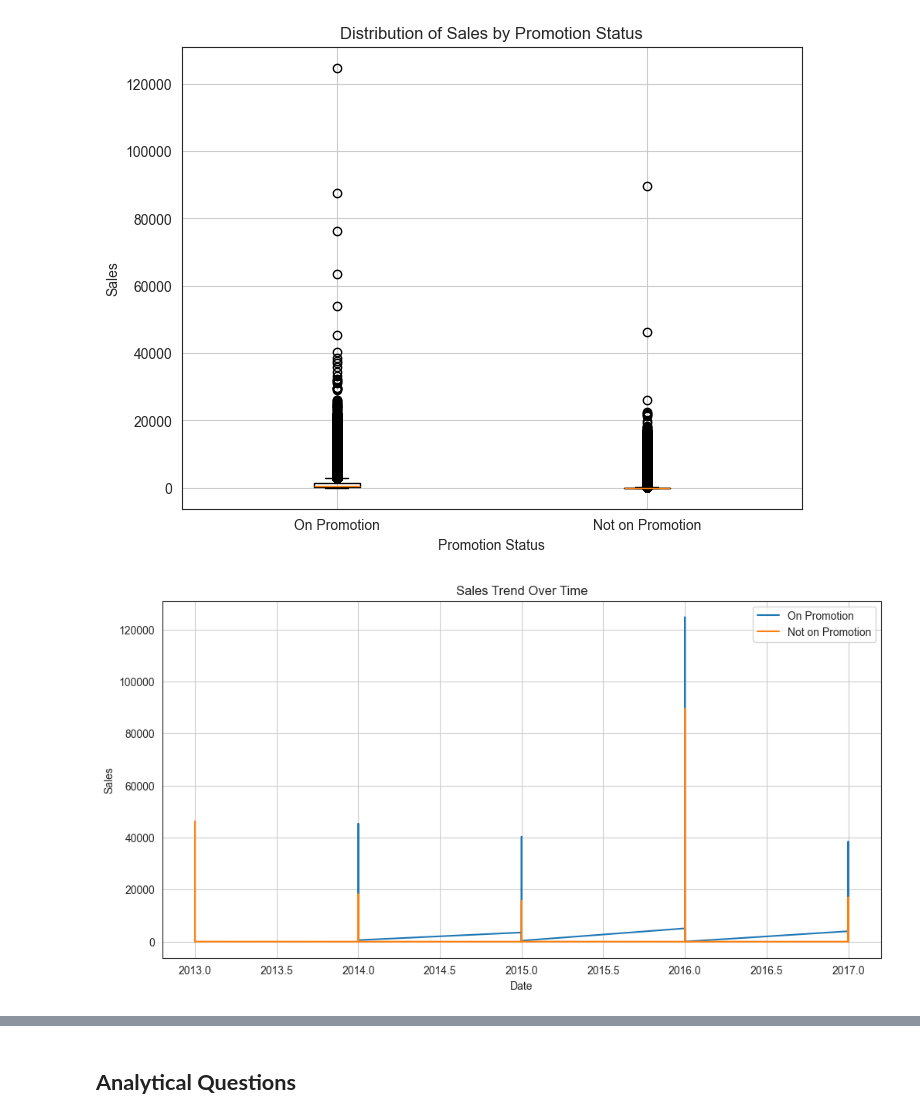
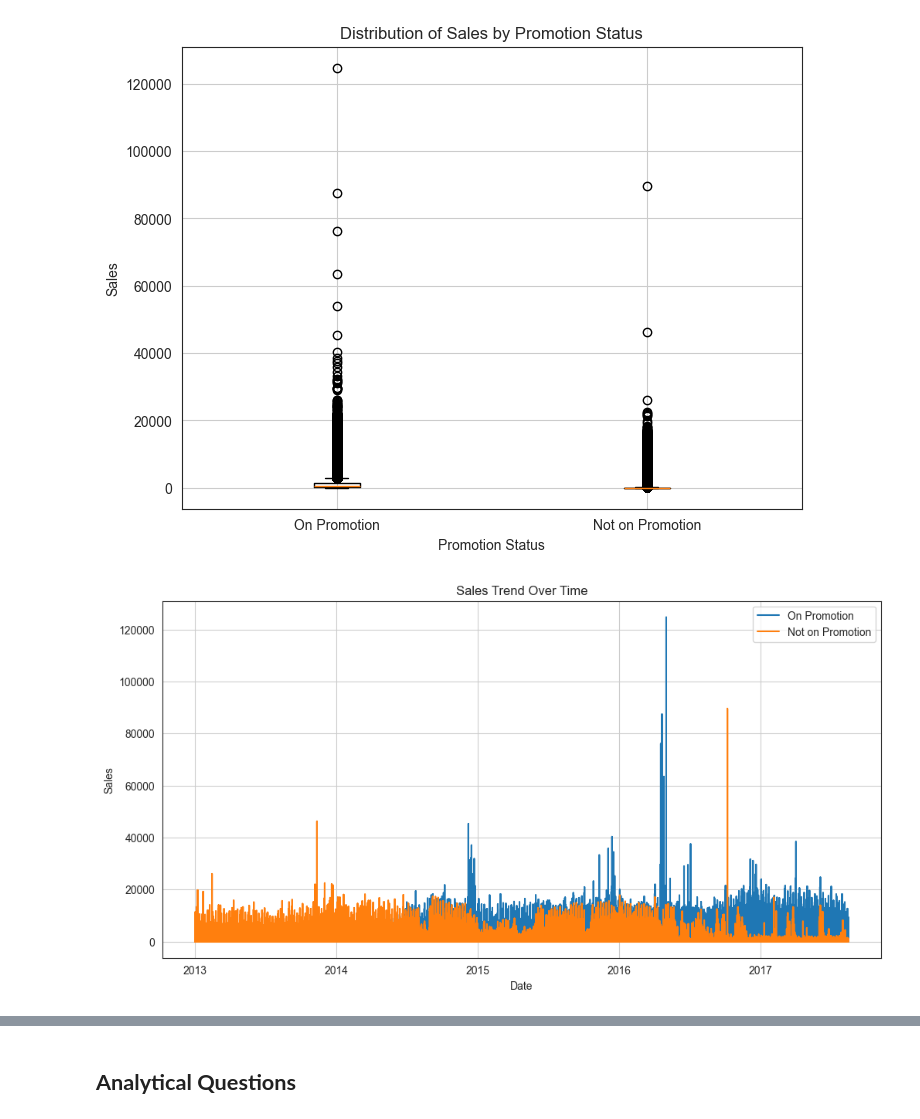
Before and after one commit to murithidenisgitobu/Time-Series-Regression-Analysis-Corporation-Favorita-, a Jupyter notebook: Time Series Regression Analysis - Corporation Favorita.ipynb, the cells around one changed output, grey strips where cells are left out. Drawn from its saved outputs; the diff is of its cells as text; code cells hidden in the pictures.

```diff
--- a/Time Series Regression Analysis - Corporation Favorita.ipynb
+++ b/Time Series Regression Analysis - Corporation Favorita.ipynb
@@ -637,7 +637,10 @@ plt.show()
 # %%
 # Decompose to show trend, seasonal, and residual of sales over time
 result_add = seasonal_decompose(train_data_cp['sales'], model='additive', period=365)  # daily frequency
-plt.rcParams.update({'figure.figsize': (15, 8)})
+plt.rcParams.update({'figure.figsize': (15, 7)})  # Adjusting figure size
 result_add.plot()
+plt.xlabel('Date')
+plt.ylabel('Sales')
+plt.tight_layout()
 plt.show()
 # %% [output]
@@ -754,13 +762,13 @@ plt.show()
 # %%
 # Plot sales trend over time for items on promotion and items not on promotion
 plt.figure(figsize=(12, 6))
-plt.plot(train_data_cp[train_data_cp['onpromotion_encoded'] == 1].index, sales_on_promotion, label='On Promotion')
-plt.plot(train_data_cp[train_data_cp['onpromotion_encoded'] == 0].index, sales_not_on_promotion, label='Not on Promotion')
+plt.plot(train_data_cp[train_data_cp['onpromotion_encoded'] == 1]['date'], sales_on_promotion, label='On Promotion')
+plt.plot(train_data_cp[train_data_cp['onpromotion_encoded'] == 0]['date'], sales_not_on_promotion, label='Not on Promotion')
 plt.title('Sales Trend Over Time')
 plt.xlabel('Date')
 plt.ylabel('Sales')
 plt.legend()
 plt.grid(True)
 plt.show()
 # %% [output]
-[figure, old version]
+[figure, new version]
```
Also changed, not shown: parts of 6 cells of this notebook.
